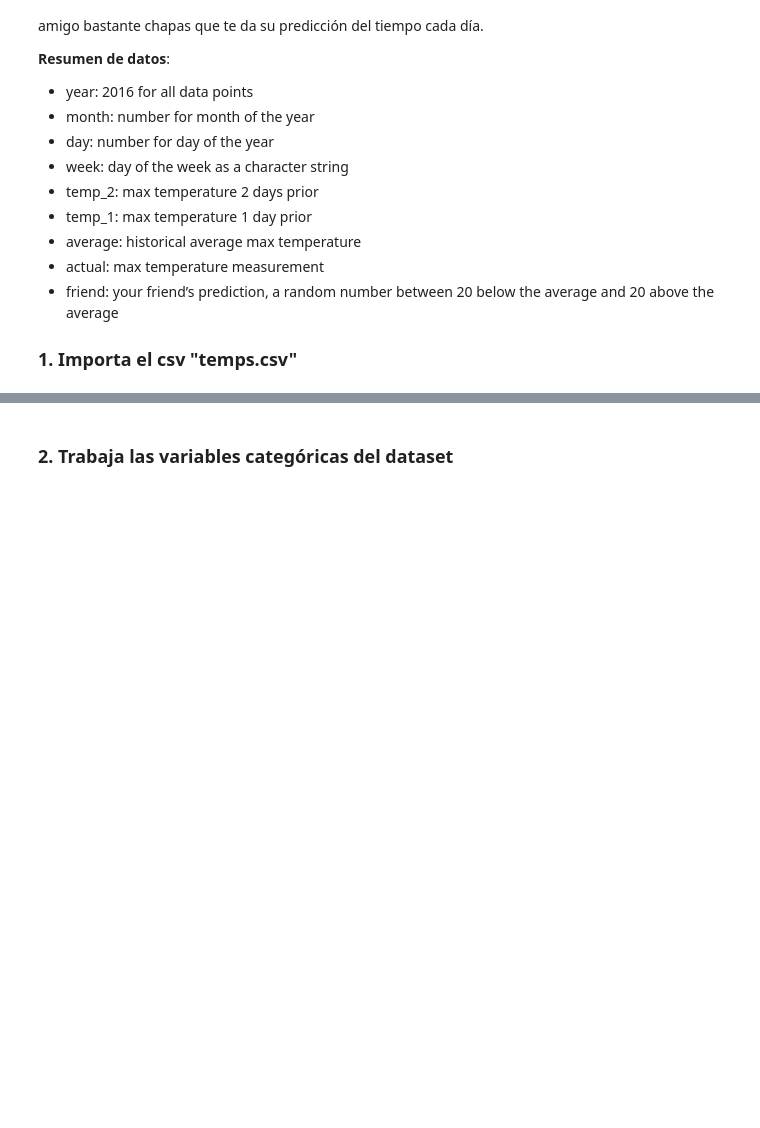
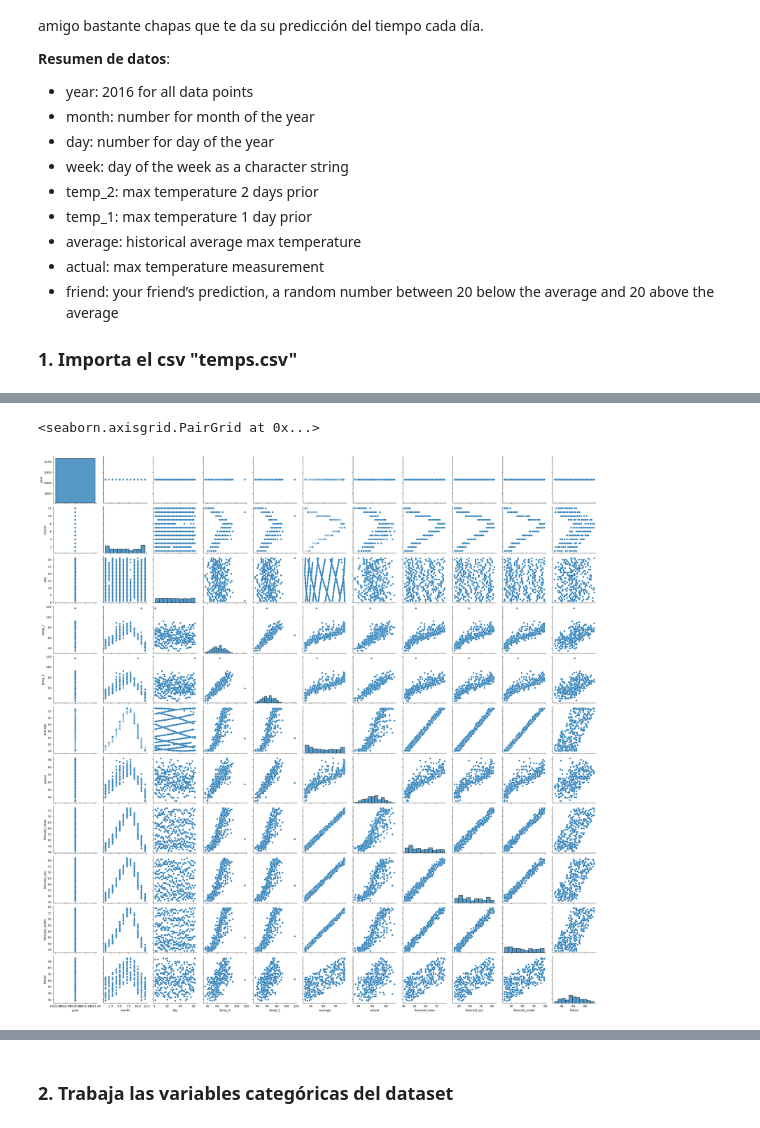
Before and after one commit to Mlcruz9/DS_TheBridgeBBK_SBIL2023, a Jupyter notebook: 3-Machine_Learning/1-Supervisado/3-RegorClass/5-Decision_Trees/ejercicio/DTrees_reg_class.ipynb, the cells around one changed output, grey strips where cells are left out. Cells and saved outputs as stored; diff of their text form; code cells hidden in the pictures; blank space fills up the shorter version.

```diff
--- a/3-Machine_Learning/1-Supervisado/3-RegorClass/5-Decision_Trees/ejercicio/DTrees_reg_class.ipynb
+++ b/3-Machine_Learning/1-Supervisado/3-RegorClass/5-Decision_Trees/ejercicio/DTrees_reg_class.ipynb
@@ -17,0 +21,3 @@ Son datos de temperaturas tomados de la ciudad de Seattle. El objetivo es intent
+# %%
+temps = pd.read_csv('data/temps.csv')
+temps.head()
@@ -17,0 +53,5 @@ Son datos de temperaturas tomados de la ciudad de Seattle. El objetivo es intent
+# %%
+sns.pairplot(temps)
+# %% [output]
+<seaborn.axisgrid.PairGrid at 0x...>
+[figure, added]
```
Also changed, not shown: parts of 54 cells of this notebook, 2 other files.
